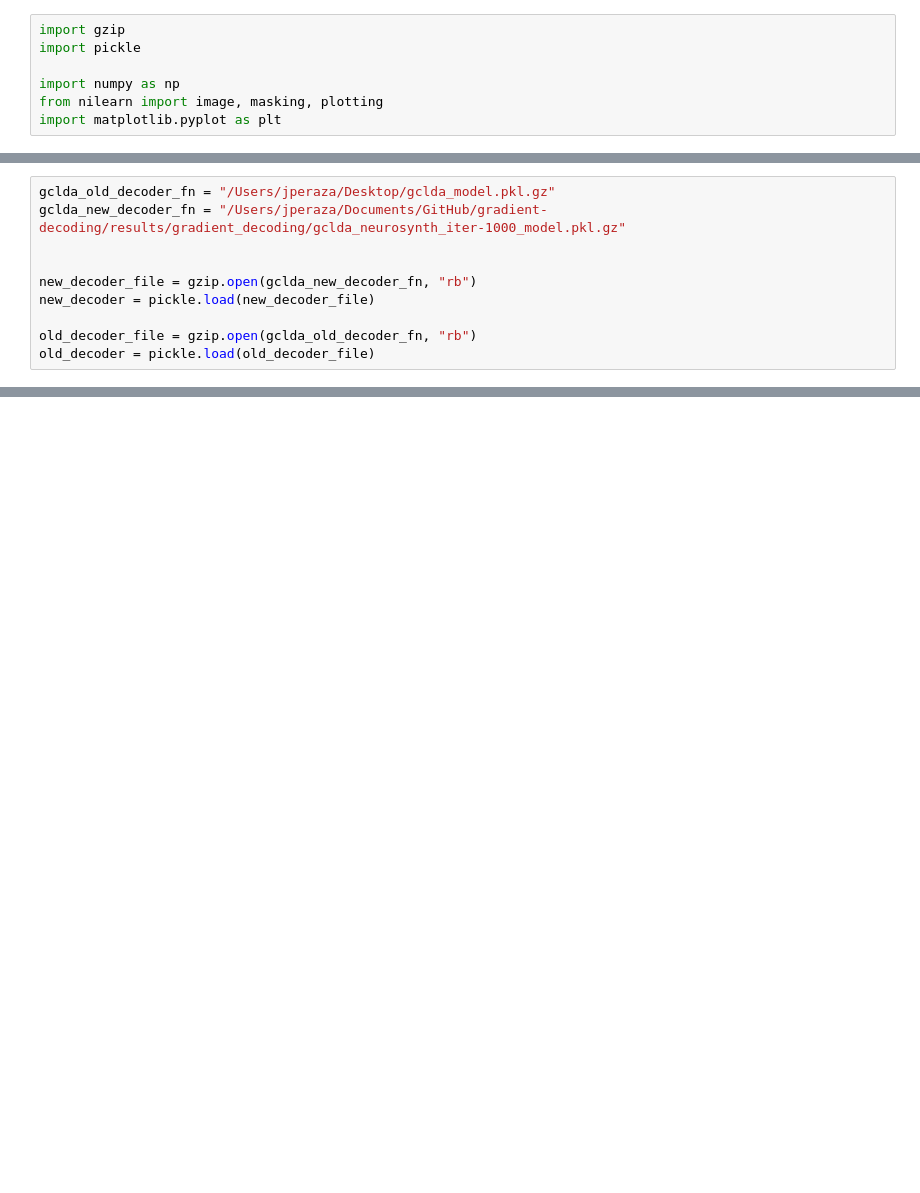
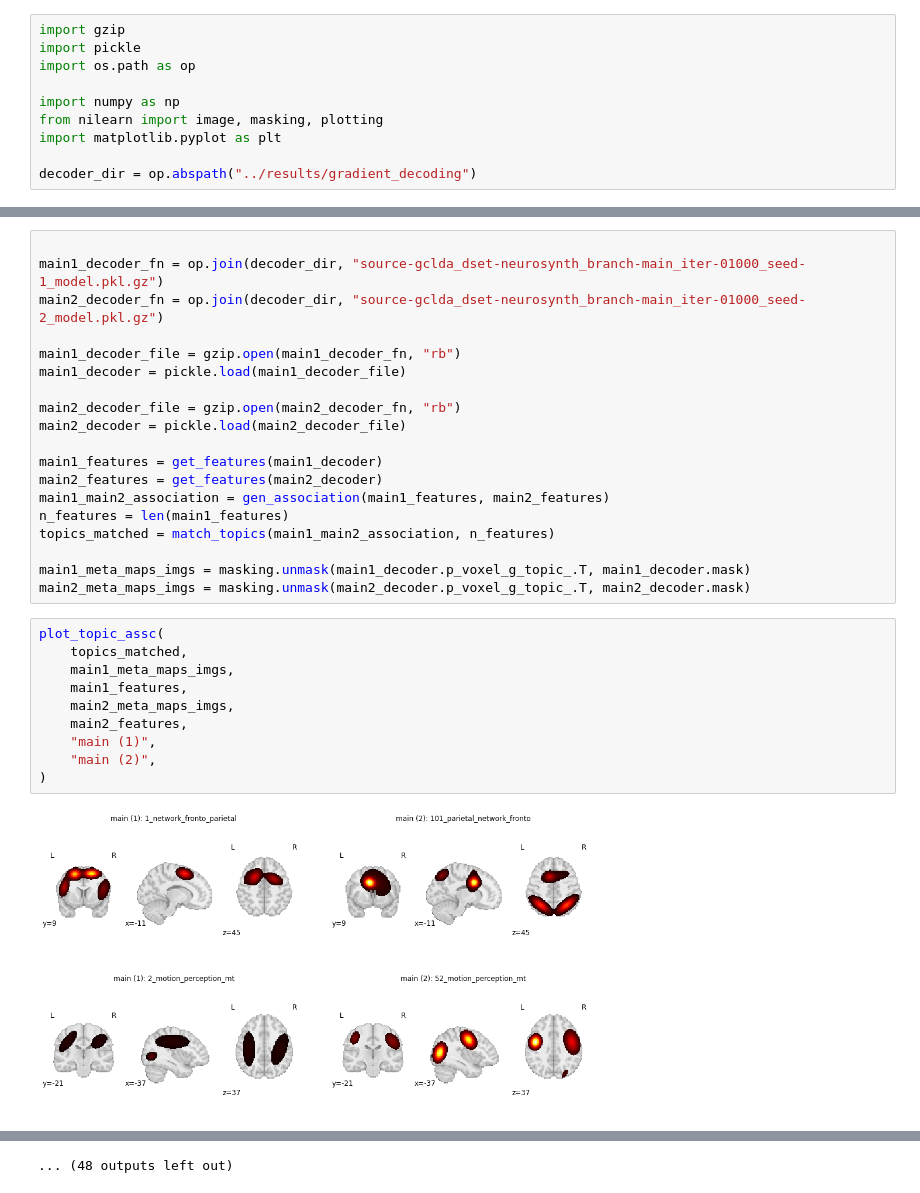
Before and after one commit to NBCLab/gradient-decoding, a Jupyter notebook: figures/compare_gclda.ipynb, the cells around one changed output, grey strips where cells are left out. Drawn from its saved outputs; the diff is of its cells as text; blank space fills up the shorter version.

Commit message:
compare gclda

```diff
--- a/figures/compare_gclda.ipynb
+++ b/figures/compare_gclda.ipynb
@@ -1,10 +1,13 @@
 # %%
 import gzip
 import pickle
+import os.path as op
 
 import numpy as np
 from nilearn import image, masking, plotting
 import matplotlib.pyplot as plt
+
+decoder_dir = op.abspath("../results/gradient_decoding")
 # %%
 def get_features(decoder):
     topic_word_weights = decoder.p_word_g_topic_
@@ -75,12 +95,2 @@ def plot_topic_assc(topics_matched, old_meta_maps_imgs, old_features, new_meta_m
 
         plt.show()
-# %%
-gclda_old_decoder_fn = "/Users/jperaza/Desktop/gclda_model.pkl.gz"
-gclda_new_decoder_fn = "/Users/jperaza/Documents/GitHub/gradient-decoding/results/gradient_decoding/gclda_neurosynth_iter-1000_model.pkl.gz"
-
-
-new_decoder_file = gzip.open(gclda_new_decoder_fn, "rb")
-new_decoder = pickle.load(new_decoder_file)
-
-old_decoder_file = gzip.open(gclda_old_decoder_fn, "rb")
-old_decoder = pickle.load(old_decoder_file)
@@ -111,0 +99,32 @@ Matches for topic: 6
+# %%
+
+main1_decoder_fn = op.join(decoder_dir, "source-gclda_dset-neurosynth_branch-main_iter-01000_seed-1_model.pkl.gz")
+main2_decoder_fn = op.join(decoder_dir, "source-gclda_dset-neurosynth_branch-main_iter-01000_seed-2_model.pkl.gz")
+
+main1_decoder_file = gzip.open(main1_decoder_fn, "rb")
+main1_decoder = pickle.load(main1_decoder_file)
+
+main2_decoder_file = gzip.open(main2_decoder_fn, "rb")
+main2_decoder = pickle.load(main2_decoder_file)
+
+main1_features = get_features(main1_decoder)
+main2_features = get_features(main2_decoder)
+main1_main2_association = gen_association(main1_features, main2_features)
+n_features = len(main1_features)
+topics_matched = match_topics(main1_main2_association, n_features)
+
+main1_meta_maps_imgs = masking.unmask(main1_decoder.p_voxel_g_topic_.T, main1_decoder.mask)
+main2_meta_maps_imgs = masking.unmask(main2_decoder.p_voxel_g_topic_.T, main2_decoder.mask)
+# %%
+plot_topic_assc(
+    topics_matched,
+    main1_meta_maps_imgs,
+    main1_features,
+    main2_meta_maps_imgs,
+    main2_features,
+    "main (1)",
+    "main (2)",
+)
+# %% [output]
+[figure, added]
+[figure, added]
@@ -111,0 +141 @@ Matches for topic: 6
+... (48 outputs left out)
```
Also changed, not shown: parts of 6 cells of this notebook, 1 other file.
